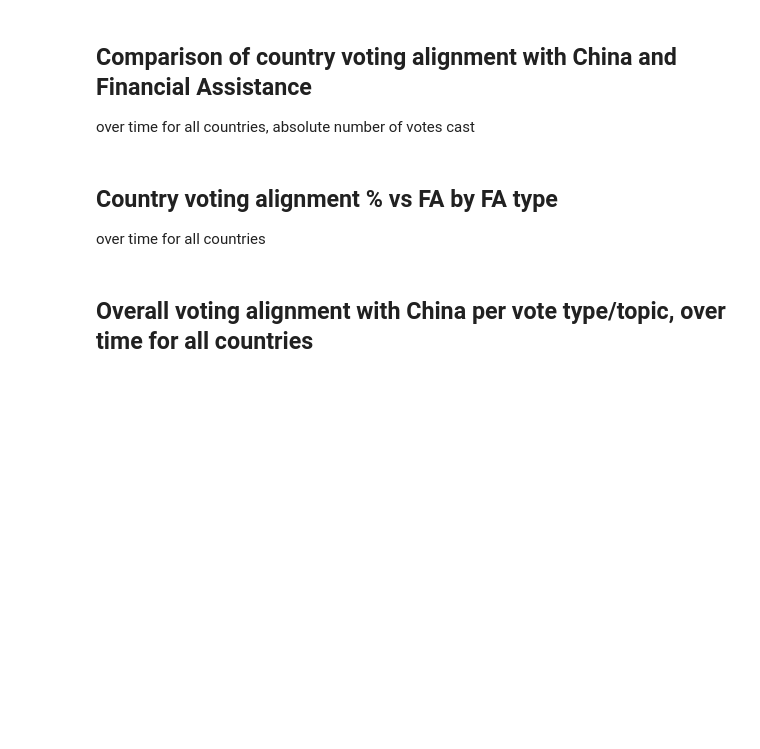
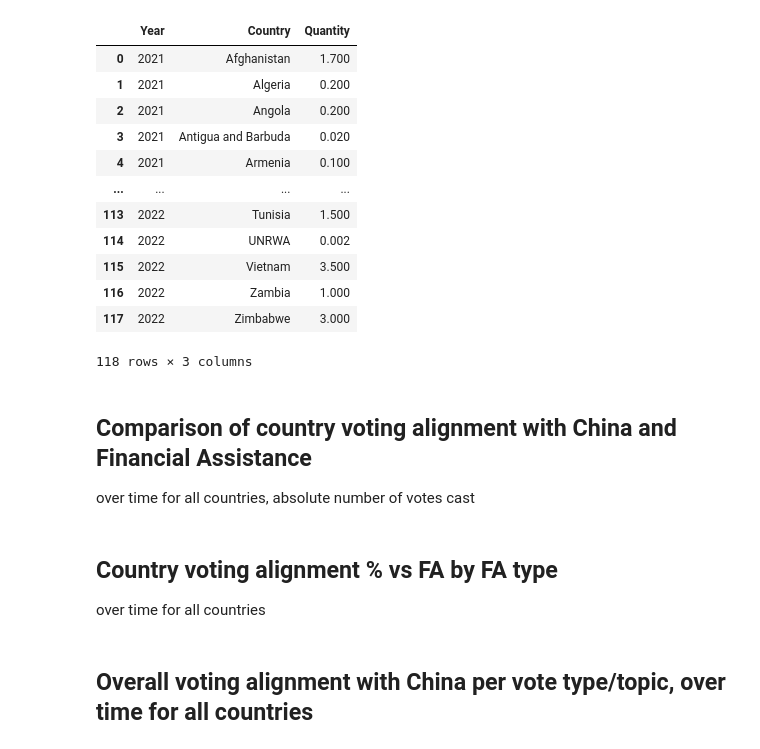
Before and after one commit to developersociety/amnesty_UNHRC, a Jupyter notebook: content/Amnesty-dashboard.ipynb, the cells around one changed output. Cells and saved outputs as stored; diff of their text form; code cells hidden in the pictures; blank space fills up the shorter version.

```diff
--- a/content/Amnesty-dashboard.ipynb
+++ b/content/Amnesty-dashboard.ipynb
@@ -354,33 +384,48 @@ df_fa = (
             "AEI_FDI": "first",
             "FT_ODI": "first",
         }
     )
     .reset_index()
 )
 df_fa[["FT_ODI", "AEI_FDI", "BU_ODA", "ODI_MOFCOM"]] = df_fa[
     ["FT_ODI", "AEI_FDI", "BU_ODA", "ODI_MOFCOM"]
 ].fillna(0)
 
 
 # Global widgets
 def get_filter(name):
     match name:
         case "fa_type":
             return widgets.Dropdown(
                 options=["FT_ODI", "AEI_FDI", "BU_ODA", "ODI_MOFCOM", "Average_FA"],value="FT_ODI",
                 description="FA Type:",
             )
         case "country_group":
             return widgets.Dropdown(
                 options=["All", "AFR", "APAC", "GRULAC", "WEOG", "EG"], description="Country Group:", value="All"
             )
         case "country":
             return widgets.Dropdown(options=df["Country"].unique(), description="Country:", value=df["Country"].unique().tolist()[0])
         case "topic":
             return widgets.Dropdown(
                 options=["All"]+ df["Topic"].unique().tolist() ,
                 description="Topic:",value="All"
             )
+df_vac
+# %% [output]
+|  | Year | Country | Quantity |
+| 0 | 2021 | Afghanistan | 1.700 |
+| 1 | 2021 | Algeria | 0.200 |
+| 2 | 2021 | Angola | 0.200 |
+| 3 | 2021 | Antigua and Barbuda | 0.020 |
+| 4 | 2021 | Armenia | 0.100 |
+| ... | ... | ... | ... |
+| 113 | 2022 | Tunisia | 1.500 |
+| 114 | 2022 | UNRWA | 0.002 |
+| 115 | 2022 | Vietnam | 3.500 |
+| 116 | 2022 | Zambia | 1.000 |
+| 117 | 2022 | Zimbabwe | 3.000 |
+118 rows × 3 columns
 # %% [markdown]
 ## Comparison of country voting alignment with China and Financial Assistance
 over time for all countries, absolute number of votes cast
```
Also changed, not shown: parts of 3 cells of this notebook.
